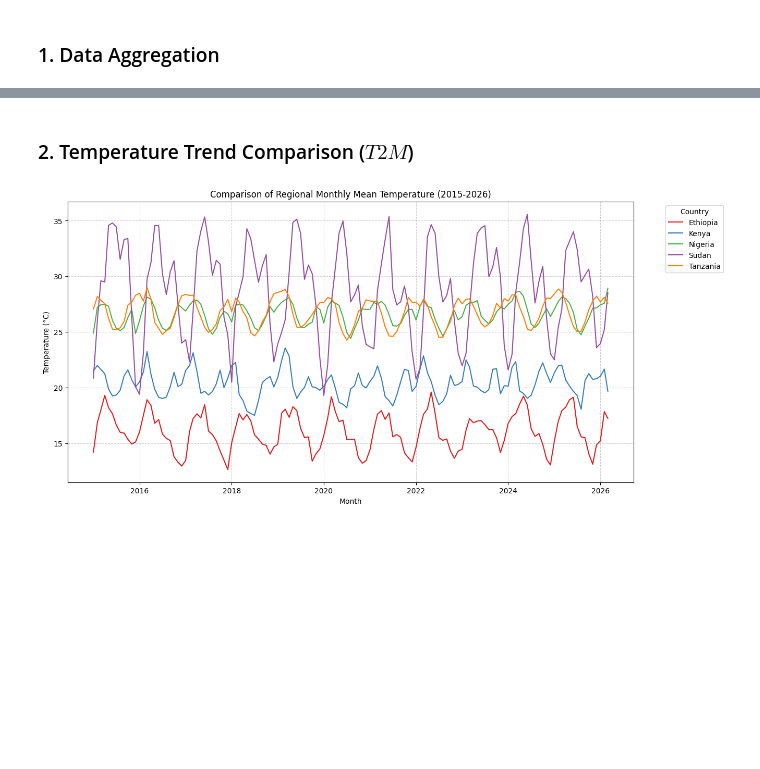
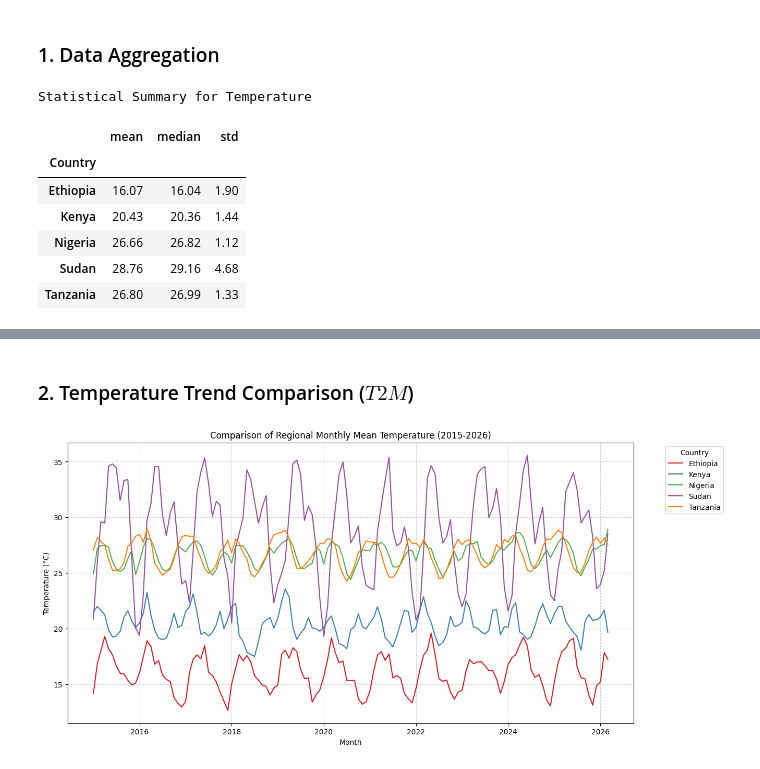
Before and after one commit to hk12214/climate-challenge-week0, a Jupyter notebook: notebooks/compare_countries.ipynb, the cells around one changed output, grey strips where cells are left out. Drawn from its saved outputs; the diff is of its cells as text; code cells hidden in the pictures; blank space fills up the shorter version.

```diff
--- a/notebooks/compare_countries.ipynb
+++ b/notebooks/compare_countries.ipynb
@@ -27,3 +27,16 @@ df_master['Date'] = pd.to_datetime(df_master['Date'])
 
 # Create a 'Monthly' column for a smoother line chart
 df_master['Month'] = df_master['Date'].dt.to_period('M').dt.to_timestamp()
+# %%
+print("Statistical Summary for Temperature")
+t2m_summary = df_master.groupby('Country')['T2M'].agg(['mean', 'median', 'std']).round(2)
+t2m_summary
+# %% [output]
+Statistical Summary for Temperature
+|  | mean | median | std |
+| Country |  |  |  |
+| Ethiopia | 16.07 | 16.04 | 1.90 |
+| Kenya | 20.43 | 20.36 | 1.44 |
+| Nigeria | 26.66 | 26.82 | 1.12 |
+| Sudan | 28.76 | 29.16 | 4.68 |
+| Tanzania | 26.80 | 26.99 | 1.33 |
```
Also changed, not shown: parts of 3 cells of this notebook.
